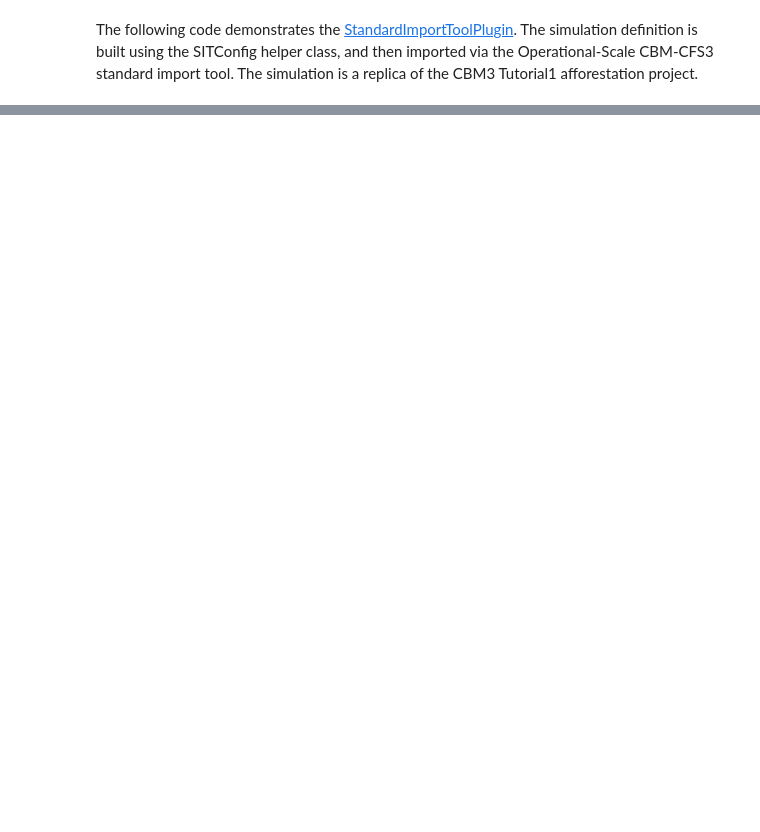
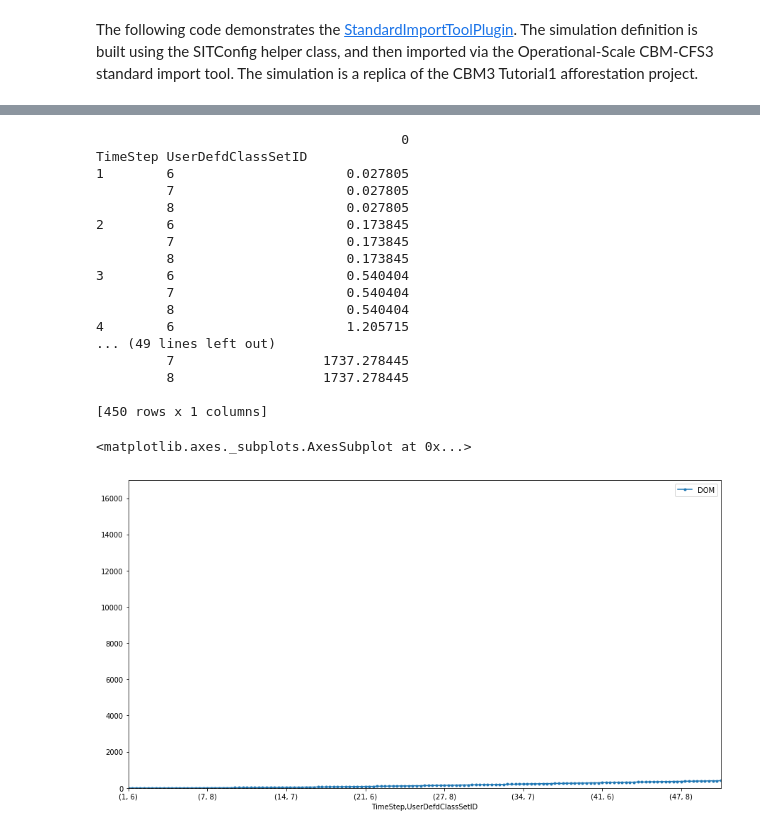
Before and after one commit to cat-cfs/cbm3_scripting_examples, a Jupyter notebook: Tutorial1.ipynb, the cells around one changed output, grey strips where cells are left out. Cells and saved outputs as stored; diff of their text form; code cells hidden in the pictures; blank space fills up the shorter version.

```diff
--- a/Tutorial1.ipynb
+++ b/Tutorial1.ipynb
@@ -114,0 +119,29 @@ with AccessDB(results_db_path) as results_db:
+# %%
+
+dom_by_class = pd.concat([
+        df[[timeStep,classid]],
+        df[domPools].sum(axis=1)
+    ], axis=1).groupby([timeStep,classid]).sum()
+print(dom_by_class)
+dom_by_class.columns=["DOM"]
+dom_by_class.plot(kind='line', figsize=(15,8), ylim=(0,17e3), xlim=(0,150), style=['.-','-*','-^'])
+# %% [output]
+                                       0
+TimeStep UserDefdClassSetID
+1        6                      0.027805
+         7                      0.027805
+         8                      0.027805
+2        6                      0.173845
+         7                      0.173845
+         8                      0.173845
+3        6                      0.540404
+         7                      0.540404
+         8                      0.540404
+4        6                      1.205715
+... (49 lines left out)
+         7                   1737.278445
+         8                   1737.278445
+
+[450 rows x 1 columns]
+<matplotlib.axes._subplots.AxesSubplot at 0x...>
+[figure, added]
```
Also changed, not shown: parts of 6 cells of this notebook.
